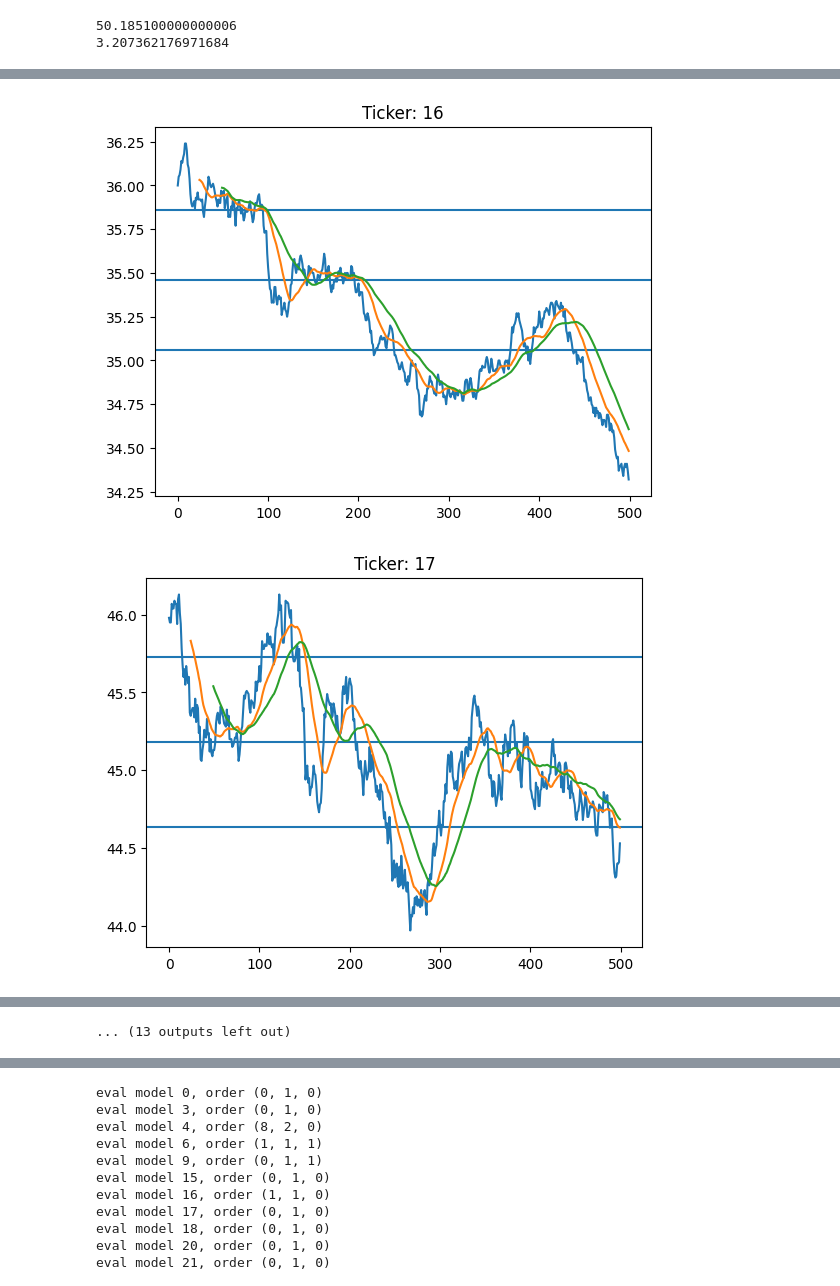
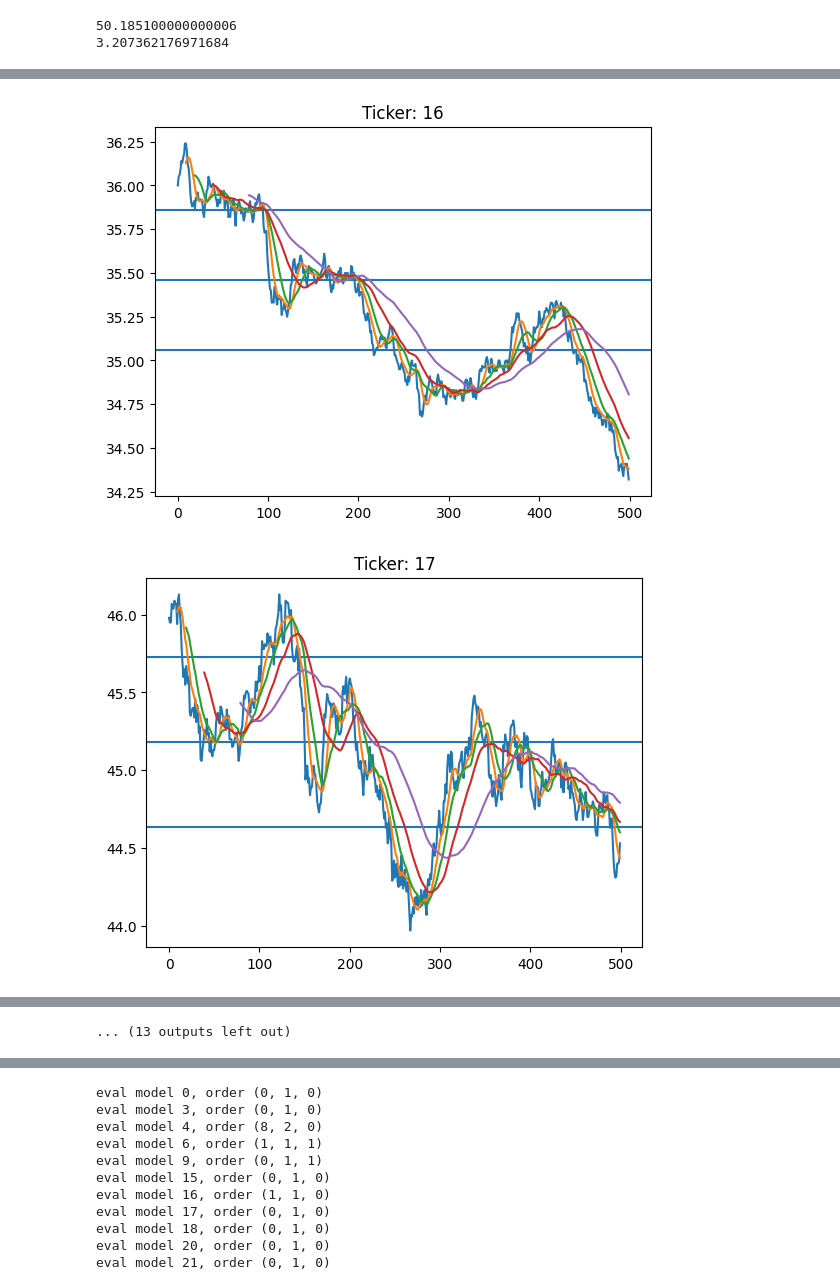
Before and after one commit to Troppydash/algothon, a Jupyter notebook: da/single_series.ipynb, the cells around one changed output, grey strips where cells are left out. Saved outputs shown, nothing was run; the diff lists cells and outputs as text; code cells hidden in the pictures.

```diff
--- a/da/single_series.ipynb
+++ b/da/single_series.ipynb
@@ -80,6 +80,8 @@ for item in checkList:
     plt.axhline(df[item][:300].mean())
     plt.axhline(df[item][:300].mean() - scale * df[item][:300].std())
 
-    plt.plot(df[item].rolling(25).mean())
-    plt.plot(df[item].rolling(50).mean())
+    plt.plot(df[item].rolling(10).mean())
+    plt.plot(df[item].rolling(20).mean())
+    plt.plot(df[item].rolling(40).mean())
+    plt.plot(df[item].rolling(80).mean())
 # %% [output]
@@ -92,2 +94,2 @@ for item in checkList:
-[figure, old version]
+[figure, new version]
-[figure, old version]
+[figure, new version]
```
Also changed, not shown: parts of 1 cell of this notebook.
